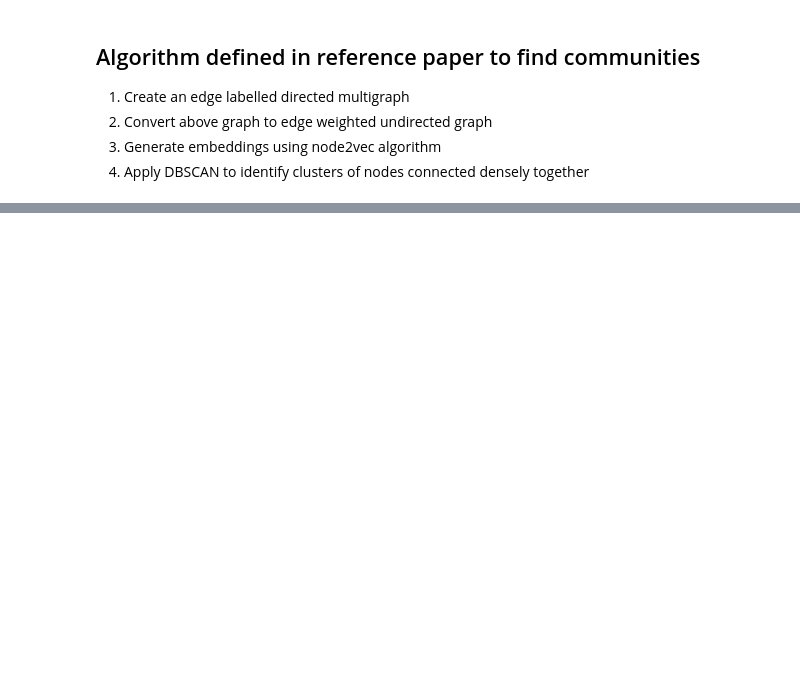
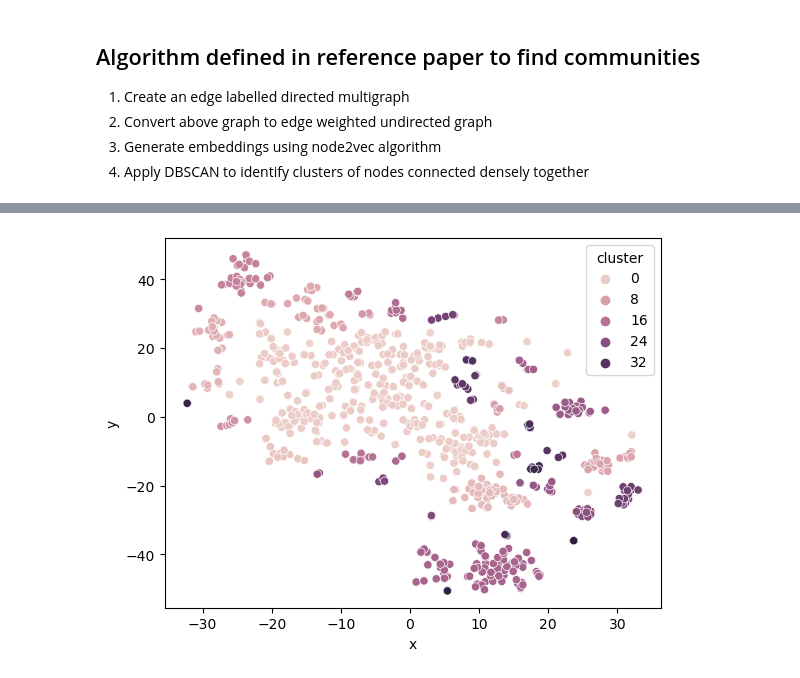
Before and after one commit to visprasadh/circular_trade, a Jupyter notebook: runme.ipynb, the cells around one changed output, grey strips where cells are left out. Cells and saved outputs as stored; diff of their text form; code cells hidden in the pictures; blank space fills up the shorter version.

```diff
--- a/runme.ipynb
+++ b/runme.ipynb
@@ -48,0 +44,7 @@ graph[1309][1011]
+# %%
+tsne, clusters = dbs(embeddings, eps = 3, min_samples = 3)
+
+# Step 5: Plot the results
+cluster_plot(tsne, clusters)
+# %% [output]
+[figure, added]
```
Also changed, not shown: parts of 6 cells of this notebook, 5 other files.
